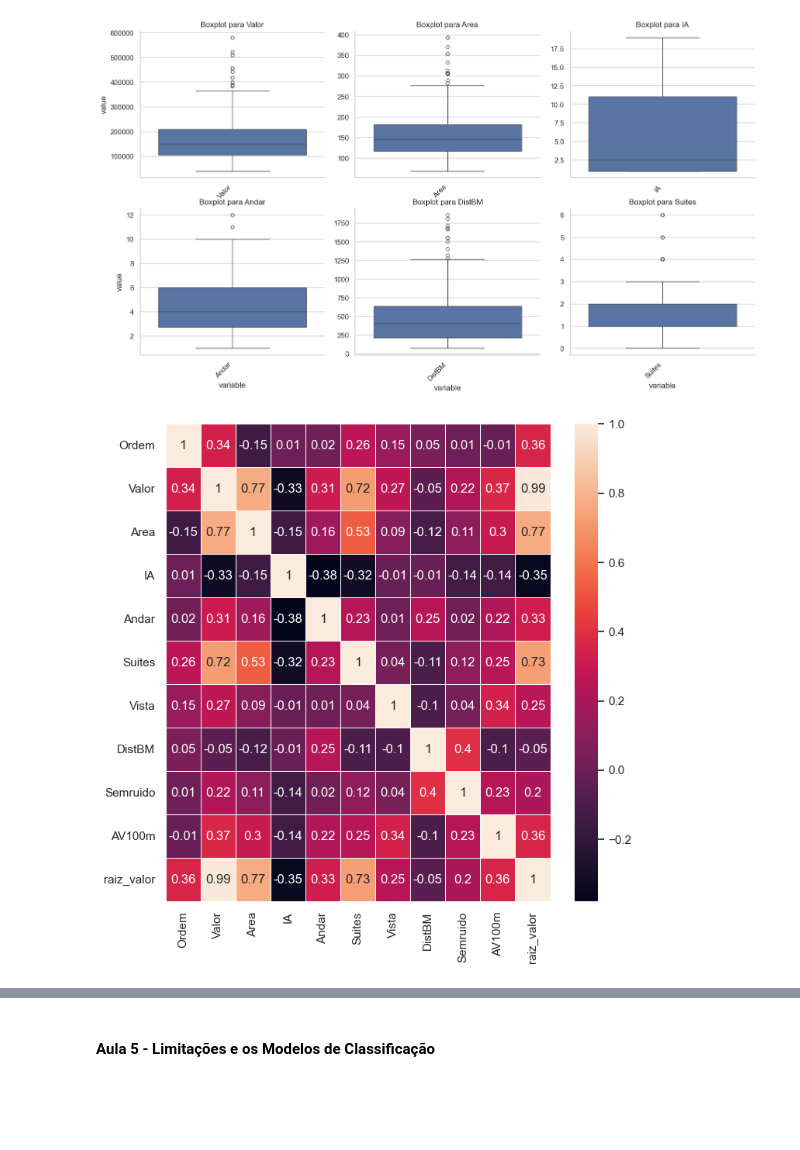
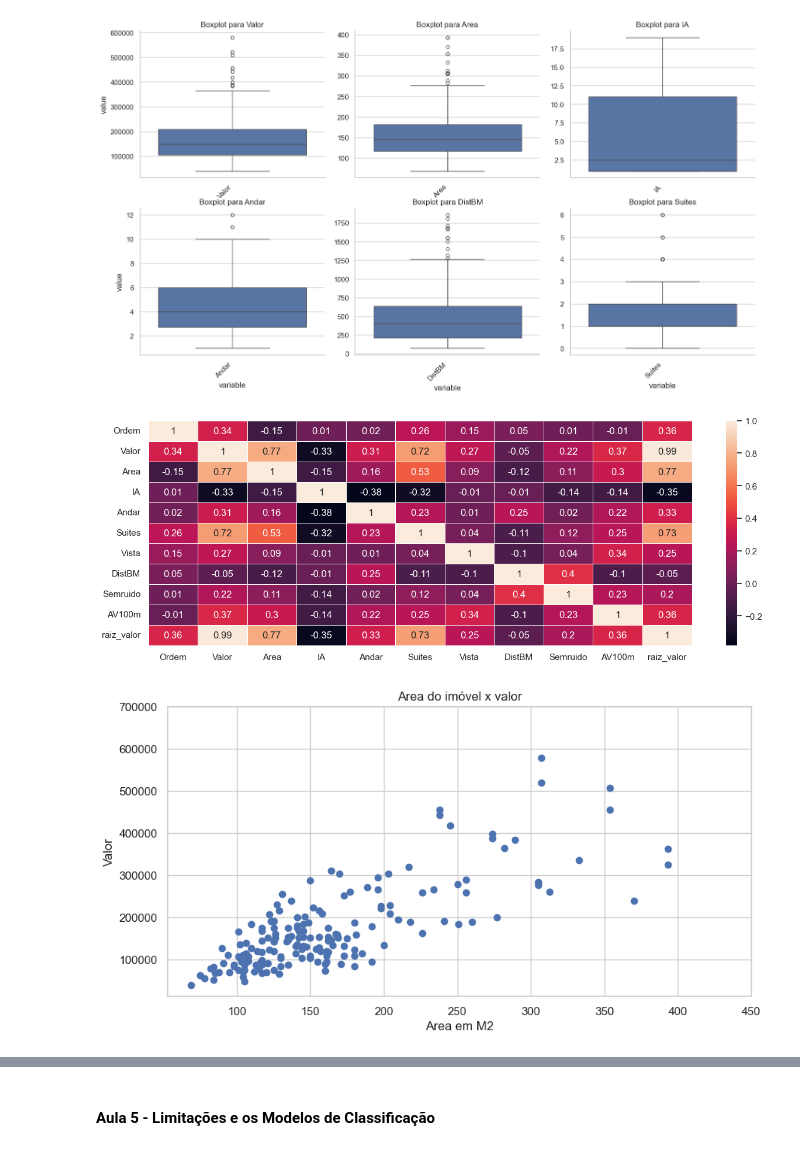
Before and after one commit to RicardViana/fiap-Machine-Learning-and-Time-Series, a Jupyter notebook: machine_learning_com_python.ipynb, the cells around one changed output, grey strips where cells are left out. Drawn from its saved outputs; the diff is of its cells as text; code cells hidden in the pictures; blank space fills up the shorter version.

```diff
--- a/machine_learning_com_python.ipynb
+++ b/machine_learning_com_python.ipynb
@@ -1549,32 +1549,47 @@ Se, quando a 'Area' está acima da sua média, o 'Valor' tende a estar abaixo da
 
 d) Normalizar para Obter a Correlação: O problema da covariância é que seus valores não têm um limite (pode ser 500 ou 8.000.000), o que a
 torna difícil de interpretar. Para resolver isso, o valor da covariância é normalizado, ou seja, dividido pelo produto dos desvios padrão de cada uma das duas colunas.
 
 Esse passo final garante que o resultado, o coeficiente de correlação, seja sempre um número entre -1 e +1, facilitando a interpretação.
 
 Passo 5: Montagem da Matriz de Correlação
 Depois de calcular esse coeficiente de correlação para todos os pares possíveis de colunas, o Pandas organiza os resultados em uma
 tabela quadrada, que é a matriz de correlação.
 
 As linhas e colunas dessa matriz são os nomes das suas colunas numéricas.
 A diagonal principal será sempre 1.0, pois uma variável tem uma correlação linear perfeita consigo mesma.
 A matriz é simétrica: a correlação entre 'Area' e 'Valor' é a mesma que entre 'Valor' e 'Area'.
 
 
 Estatística: análise de correlação usando Python e R
 https://medium.com/omixdata/estat%C3%ADstica-an%C3%A1lise-de-correla%C3%A7%C3%A3o-usando-python-e-r-d68611511b5a
 
 Estatística para Seleção de Atributos
 https://medium.com/data-hackers/estat%C3%ADstica-para-sele%C3%A7%C3%A3o-de-atributos-81bdc274dd2c
 
 """
 
 # Criar um grafico de hitmap --> correlação
 
 correlation_matrix =imoveis.corr().round(2)
 
-fig, ax = plt.subplots(figsize=(8,8))
+fig, ax = plt.subplots(figsize=(15,5))
 sns.heatmap(data=correlation_matrix, annot=True, linewidths=.5, ax=ax)
 plt.show()
 # %% [output]
-[figure, old version]
+[figure, new version]
+# %%
+# Criar o gráfico de dispersão
+
+plt.figure(figsize=(10,5))
+plt.scatter("Area", "Valor", data=imoveis)
+plt.xlabel("Area em M2")
+plt.ylabel("Valor")
+plt.title("Area do imóvel x valor")
+
+plt.ylim(top=700000)
+plt.xlim(right=450)
+
+plt.show()
+# %% [output]
+[figure, added]
```
Also changed, not shown: parts of 8 cells of this notebook.
